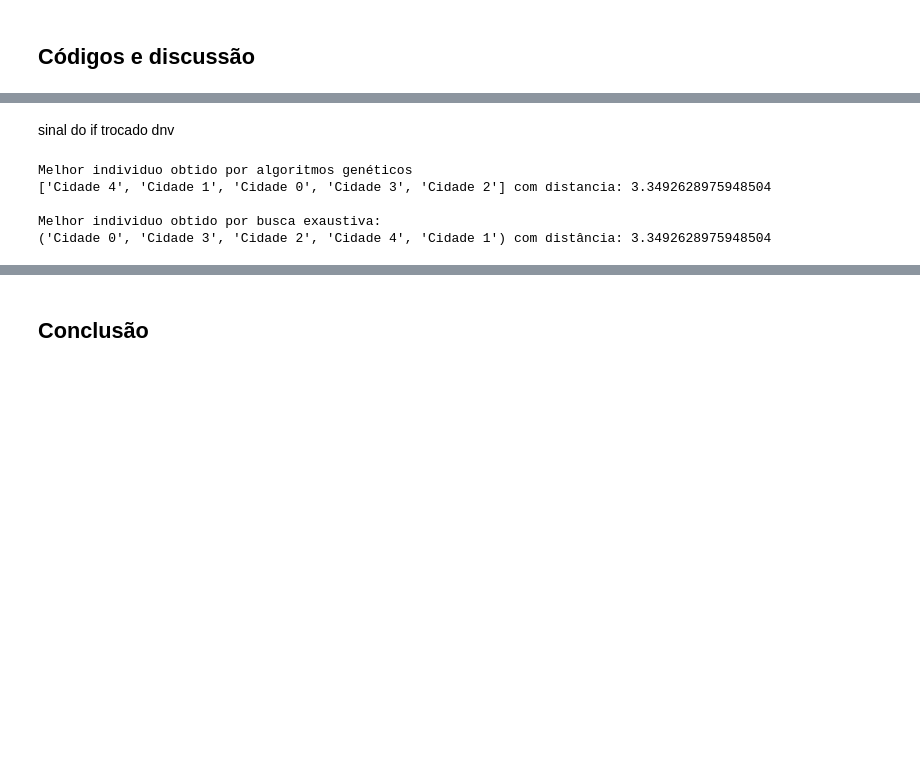
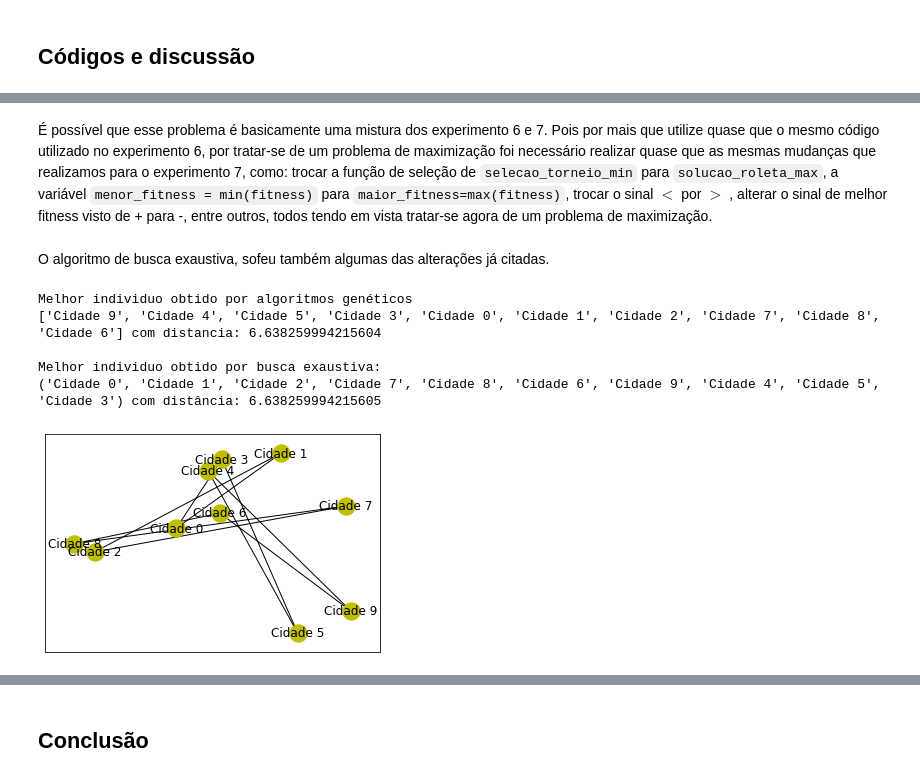
Before and after one commit to Sarah-Freire/RNAG, a Jupyter notebook: AlgoritmosGeneticos/experimento GA.03 - caixeiro com gasolina infinita.ipynb, the cells around one changed output, grey strips where cells are left out. Cells and saved outputs as stored; diff of their text form; code cells hidden in the pictures; blank space fills up the shorter version.

Commit message:
atualiza arquivos e finaliza experimento GA.03

```diff
--- a/AlgoritmosGeneticos/experimento GA.03 - caixeiro com gasolina infinita.ipynb
+++ b/AlgoritmosGeneticos/experimento GA.03 - caixeiro com gasolina infinita.ipynb
@@ -45,7 +47,7 @@ CHANCE_MUTACAO = 0.05
 NUM_COMBATENTES_NO_TORNEIO = 3
 
 # relacionadas ao problema a ser resolvido
-NUMERO_DE_CIDADES = 5
+NUMERO_DE_CIDADES = 10
 CIDADES = cria_cidades(NUMERO_DE_CIDADES)
 # %%
 # Funções locais
@@ -103,3 +100,5 @@ Menor fitness foi modificado para maior fitness e o sinal do if foi trocado.
+# %% [markdown]
+É possível que esse problema é basicamente uma mistura dos experimento 6 e 7. Pois por mais que utilize quase que o mesmo código utilizado no experimento 6, por tratar-se de um problema de maximização foi necessário realizar quase que as mesmas mudanças que realizamos para o experimento 7, como: trocar a função de seleção de `selecao_torneio_min` para `solucao_roleta_max`, a variável `menor_fitness = min(fitness)` para `maior_fitness=max(fitness)`, trocar o sinal $<$ por $>$ , alterar o sinal de melhor fitness visto de + para -, entre outros, todos tendo em vista tratar-se agora de um problema de maximização.
 # %%
 # Busca testando todas as permutações
 
@@ -111,8 +110,8 @@ for caminho in permutations(list(CIDADES.keys())):
     if distancia > melhor_fitness_ever:
         melhor_fitness_ever = distancia
         melhor_resposta_ever = caminho
-# %% [markdown]
-sinal do if trocado dnv
+# %% [markdown]
+O algoritmo de busca exaustiva, sofeu também algumas das alterações já citadas.
 # %%
 # Checando os resultados
 
@@ -125,7 +124,21 @@ print("Melhor individuo obtido por busca exaustiva:")
 print(melhor_resposta_ever, "com distância:", melhor_fitness_ever)
 # %% [output]
 Melhor individuo obtido por algoritmos genéticos
-['Cidade 4', 'Cidade 1', 'Cidade 0', 'Cidade 3', 'Cidade 2'] com distancia: 3.3492628975948504
+['Cidade 9', 'Cidade 4', 'Cidade 5', 'Cidade 3', 'Cidade 0', 'Cidade 1', 'Cidade 2', 'Cidade 7', 'Cidade 8', 'Cidade 6'] com distancia: 6.638259994215604
 
 Melhor individuo obtido por busca exaustiva:
-('Cidade 0', 'Cidade 3', 'Cidade 2', 'Cidade 4', 'Cidade 1') com distância: 3.3492628975948504
+('Cidade 0', 'Cidade 1', 'Cidade 2', 'Cidade 7', 'Cidade 8', 'Cidade 6', 'Cidade 9', 'Cidade 4', 'Cidade 5', 'Cidade 3') com distância: 6.638259994215605
+# %%
+# Representação gráfica 1:
+g = nx.Graph()
+for i in list(CIDADES.keys()):
+    g.add_node(i)
+k = -1
+while k < len(melhor_individuo_ja_visto)-1:
+    g.add_edge(melhor_individuo_ja_visto[k], melhor_individuo_ja_visto[k+1])
+    k+=1
+vertices = CIDADES.keys()
+pos = nx.spring_layout(g,pos=CIDADES, fixed = vertices)
+nx.draw_networkx(g,pos,node_color = 'y')
+# %% [output]
+[figure, added]
```
Also changed, not shown: parts of 9 cells of this notebook.
